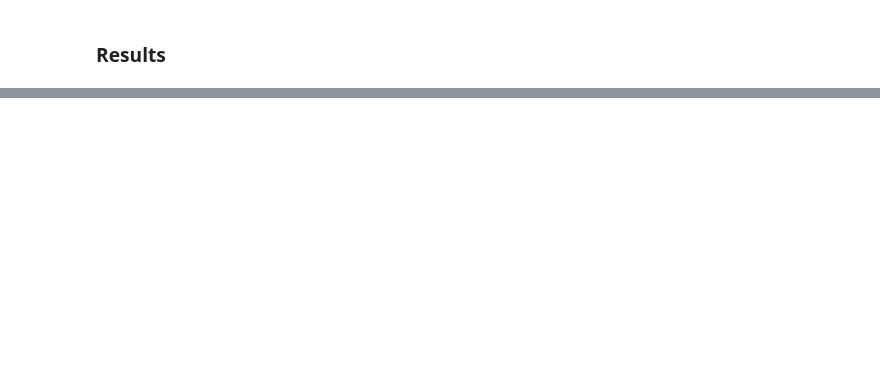
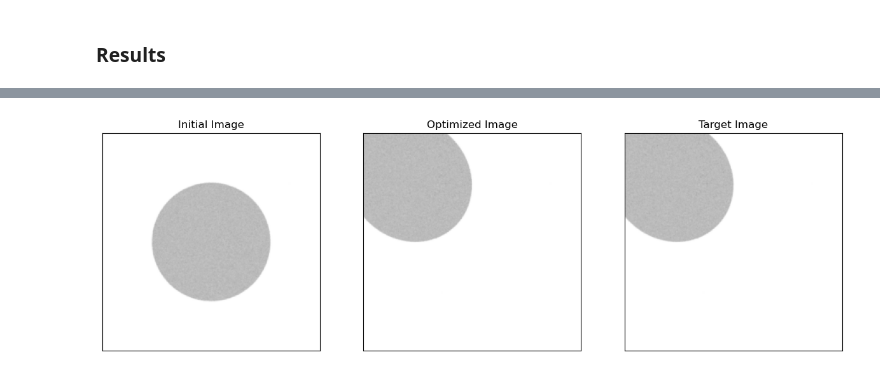
Before and after one commit to J0HNN7G/diffsim-sysid, a Jupyter notebook: examples/diff_render.ipynb, the cells around one changed output, grey strips where cells are left out. Drawn from its saved outputs; the diff is of its cells as text; code cells hidden in the pictures; blank space fills up the shorter version.

```diff
--- a/examples/diff_render.ipynb
+++ b/examples/diff_render.ipynb
@@ -22,0 +25,17 @@ print(f'Mitsuba 3 Variant: {mi.variant()}')
+# %%
+# camera positioned to view the scene, adjust as needed
+cam_pos = np.array([0.0, 1.0, 5.0])
+cam_target = np.array([0.0, 1.0, 0.0])
+cam_up = np.array([0.0, 1.0, 0.0])
+
+# particle
+particle_init_pos = np.array([0.0, 1.0, 0.0])
+particle_rgb = np.array([0.2, 0.25, 0.7])
+
+# target
+target_pos = np.array([-1.5, 2.5, 0.0])
+target_trans = (target_pos - particle_init_pos)
+
+# optimization radiuses to try
+fail_radius = 1.0
+success_radius = 1.5
@@ -175,23 +178,25 @@ plt.show()
 # %%
 ##########
 # States #
 ##########
 fig, axs = plt.subplots(1, 3, figsize=(15, 5))
 
 axs[0].imshow(mi.util.convert_to_bitmap(img_init))
 axs[0].set_xticks([])
 axs[0].set_yticks([])
 axs[0].set_title('Initial Image')
 
-axs[1].imshow(mi.util.convert_to_bitmap(mi.render(scene)))
+axs[1].imshow(mi.util.convert_to_bitmap(mi.render(scene, spp=16)))
 axs[1].set_xticks([])
 axs[1].set_yticks([])
 axs[1].set_title('Optimized Image')
 
 axs[2].imshow(mi.util.convert_to_bitmap(img_ref))
 axs[2].set_xticks([])
 axs[2].set_yticks([])
 axs[2].set_title('Target Image')
 
 plt.show()
 #plt.savefig('fig_img_pose_states.pdf', bbox_inches='tight')
+# %% [output]
+[figure, added]
```
Also changed, not shown: parts of 7 cells of this notebook, 2 other files.
